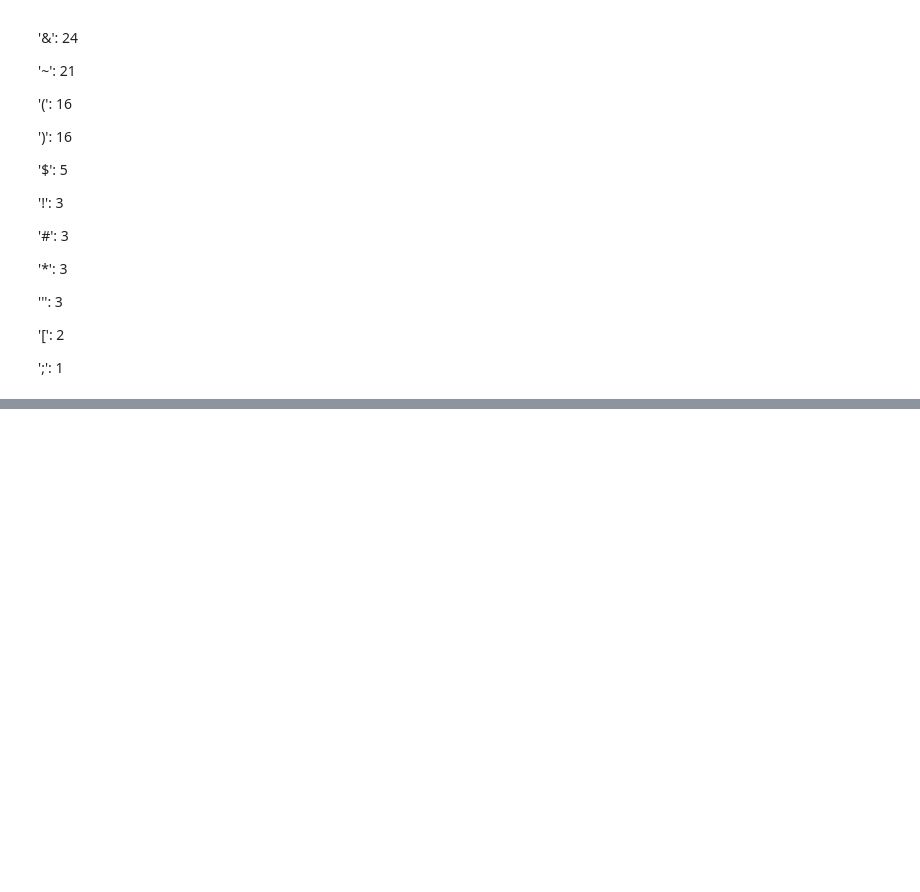
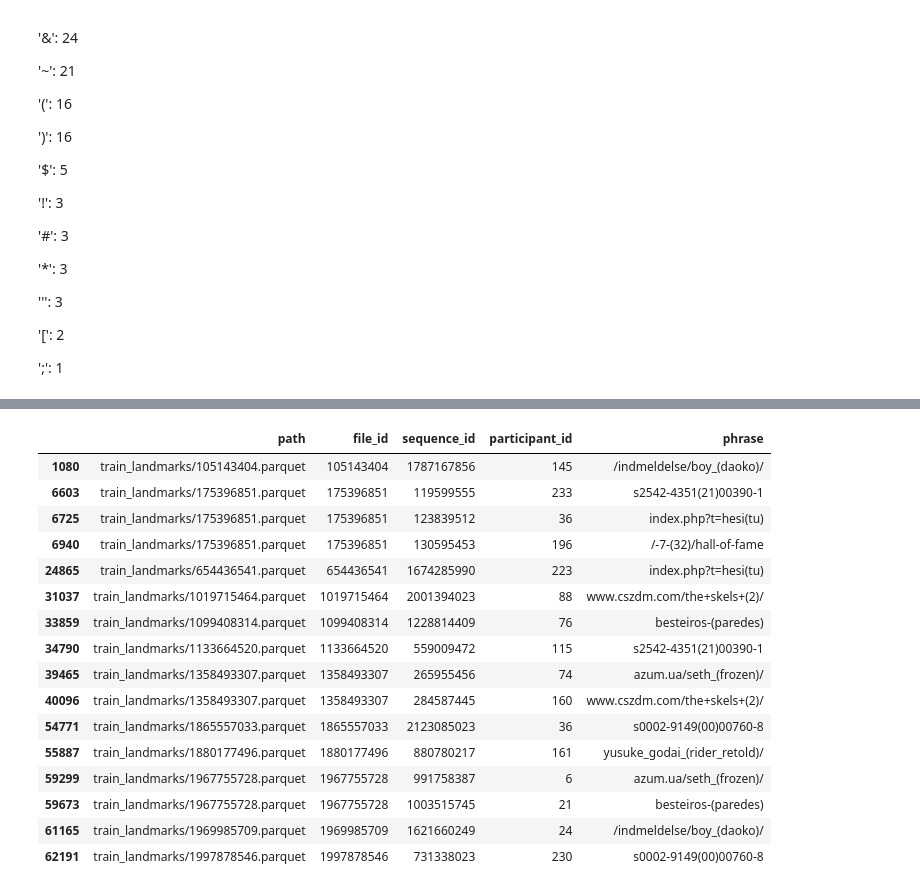
Before and after one commit to QuentinParrenin/Sign_Language_Recognition-Capstone, a Jupyter notebook: EDA/ASL_Dictionary_frequency_analysis.ipynb, the cells around one changed output, grey strips where cells are left out. Cells and saved outputs as stored; diff of their text form; code cells hidden in the pictures; blank space fills up the shorter version.

```diff
--- a/EDA/ASL_Dictionary_frequency_analysis.ipynb
+++ b/EDA/ASL_Dictionary_frequency_analysis.ipynb
@@ -721,0 +777,22 @@ Number of occurrences of '_' in the 'phrase' column: 1683
+# %%
+result2 = df[df['phrase'].str.contains('(', regex=False)]
+
+result2
+# %% [output]
+|  | path | file_id | sequence_id | participant_id | phrase |
+| 1080 | train_landmarks/105143404.parquet | 105143404 | 1787167856 | 145 | /indmeldelse/boy_(daoko)/ |
+| 6603 | train_landmarks/175396851.parquet | 175396851 | 119599555 | 233 | s2542-4351(21)00390-1 |
+| 6725 | train_landmarks/175396851.parquet | 175396851 | 123839512 | 36 | index.php?t=hesi(tu) |
+| 6940 | train_landmarks/175396851.parquet | 175396851 | 130595453 | 196 | /-7-(32)/hall-of-fame |
+| 24865 | train_landmarks/654436541.parquet | 654436541 | 1674285990 | 223 | index.php?t=hesi(tu) |
+| 31037 | train_landmarks/1019715464.parquet | 1019715464 | 2001394023 | 88 | www.cszdm.com/the+skels+(2)/ |
+| 33859 | train_landmarks/1099408314.parquet | 1099408314 | 1228814409 | 76 | besteiros-(paredes) |
+| 34790 | train_landmarks/1133664520.parquet | 1133664520 | 559009472 | 115 | s2542-4351(21)00390-1 |
+| 39465 | train_landmarks/1358493307.parquet | 1358493307 | 265955456 | 74 | azum.ua/seth_(frozen)/ |
+| 40096 | train_landmarks/1358493307.parquet | 1358493307 | 284587445 | 160 | www.cszdm.com/the+skels+(2)/ |
+| 54771 | train_landmarks/1865557033.parquet | 1865557033 | 2123085023 | 36 | s0002-9149(00)00760-8 |
+| 55887 | train_landmarks/1880177496.parquet | 1880177496 | 880780217 | 161 | yusuke_godai_(rider_retold)/ |
+| 59299 | train_landmarks/1967755728.parquet | 1967755728 | 991758387 | 6 | azum.ua/seth_(frozen)/ |
+| 59673 | train_landmarks/1967755728.parquet | 1967755728 | 1003515745 | 21 | besteiros-(paredes) |
+| 61165 | train_landmarks/1969985709.parquet | 1969985709 | 1621660249 | 24 | /indmeldelse/boy_(daoko)/ |
+| 62191 | train_landmarks/1997878546.parquet | 1997878546 | 731338023 | 230 | s0002-9149(00)00760-8 |
```
Also changed, not shown: parts of 22 cells of this notebook, 2 other files.
